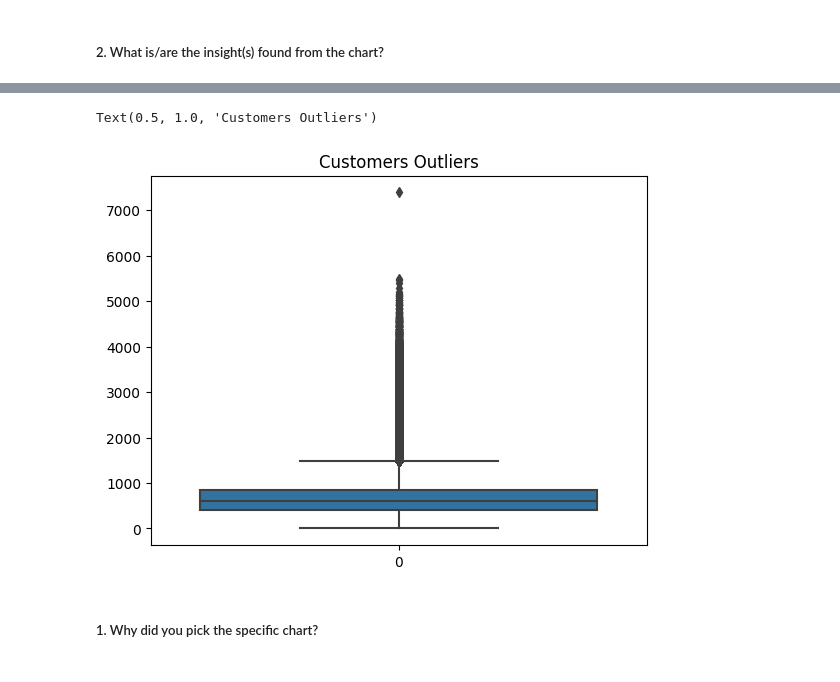
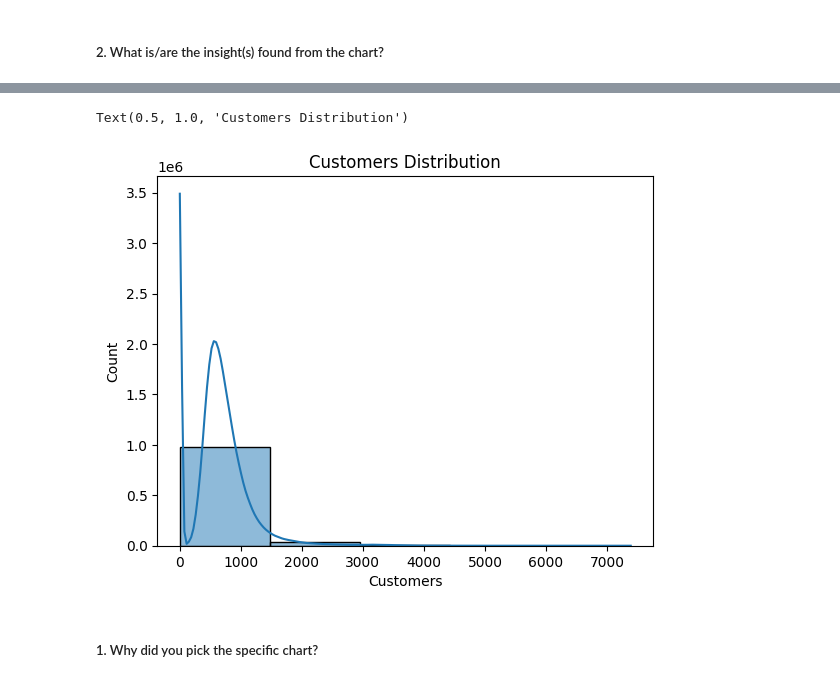
Before and after one commit to dhar9571/Retail-Sales-Prediction-ML-Regression, a Jupyter notebook: Capstone_Project_Retail_Sales_Prediction_ML_Regression.ipynb, the cells around one changed output, grey strips where cells are left out. Cells and saved outputs as stored; diff of their text form; code cells hidden in the pictures.

```diff
--- a/Capstone_Project_Retail_Sales_Prediction_ML_Regression.ipynb
+++ b/Capstone_Project_Retail_Sales_Prediction_ML_Regression.ipynb
@@ -785,13 +781,13 @@ Identifying and addressing outliers can help businesses make more informed decis
 # %%
 # Chart - 13 visualization code
 
-sns.boxplot(df["Customers"])
+sns.histplot(df["Customers"],kde=True,bins=5)
 
 # Setting title
 
-plt.title("Customers Outliers")
+plt.title("Customers Distribution")
 # %% [output]
-Text(0.5, 1.0, 'Customers Outliers')
+Text(0.5, 1.0, 'Customers Distribution')
-[figure, old version]
+[figure, new version]
 # %% [markdown]
 ##### 1. Why did you pick the specific chart?
```
Also changed, not shown: parts of 32 cells of this notebook.
